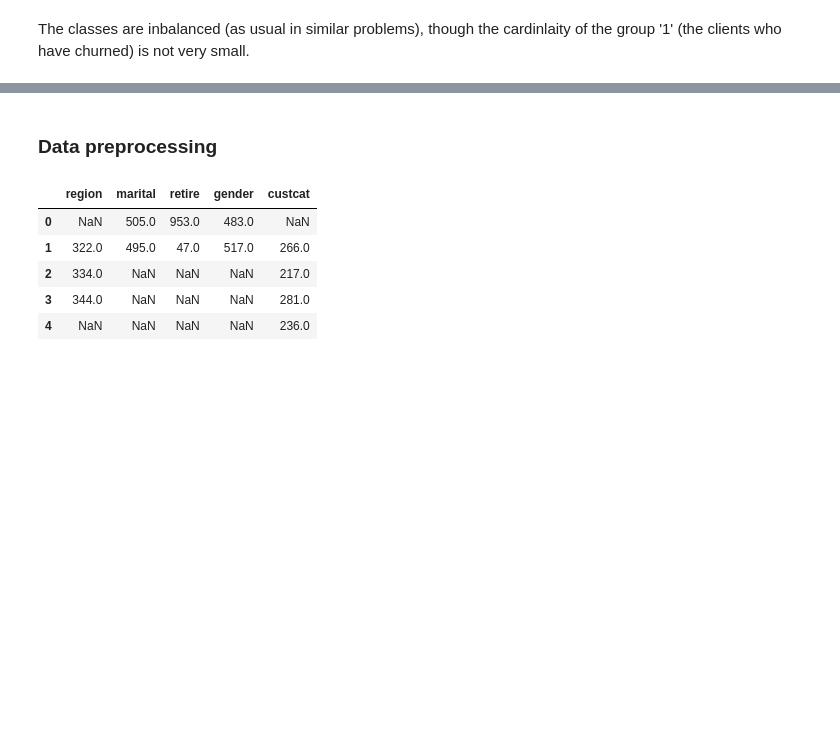
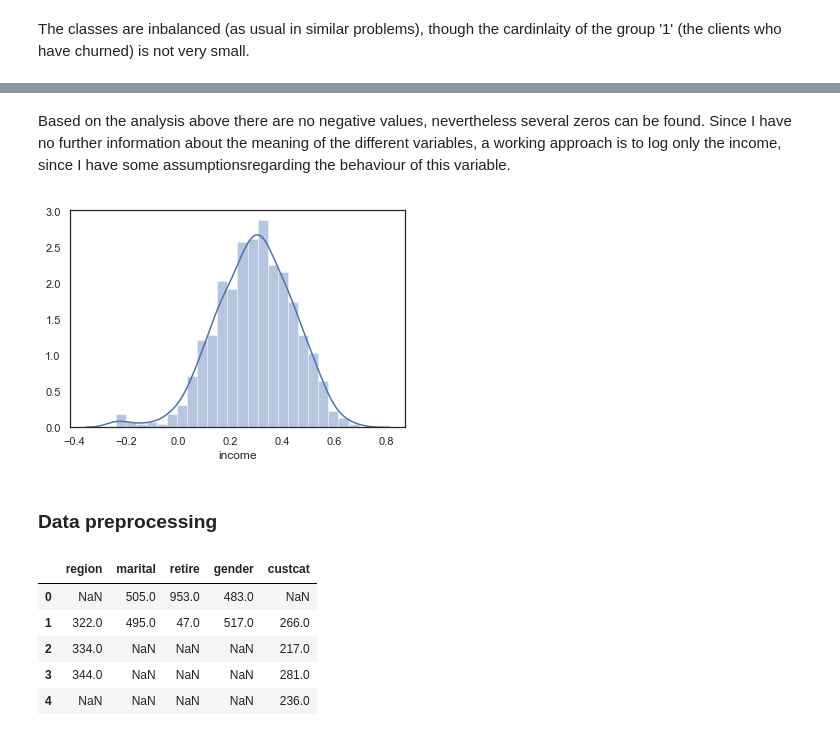
Before and after one commit to hollosy/telco_churn, a Jupyter notebook: Churn prediction.ipynb, the cells around one changed output, grey strips where cells are left out. Cells and saved outputs as stored; diff of their text form; code cells hidden in the pictures; blank space fills up the shorter version.

Commit message:
logreg and log transform

```diff
--- a/Churn prediction.ipynb
+++ b/Churn prediction.ipynb
@@ -78,3 +137,12 @@ The classes are inbalanced (as usual in similar problems), though the cardinlait
+# %% [markdown]
+Based on the analysis above there are no negative values, nevertheless several zeros can be found. Since I have no further
+information about the meaning of the different variables, a working approach is to log only the income, since I have some assumptionsregarding the behaviour of this variable.
+# %%
+# transform income using natural logarithm and visualize the result
+data['income'] = np.log(data['income'])
+sns.distplot(data['income']);
+# %% [output]
+[figure, added]
 # %% [markdown]
 ### Data preprocessing
 # %%
```
Also changed, not shown: parts of 16 cells of this notebook.
